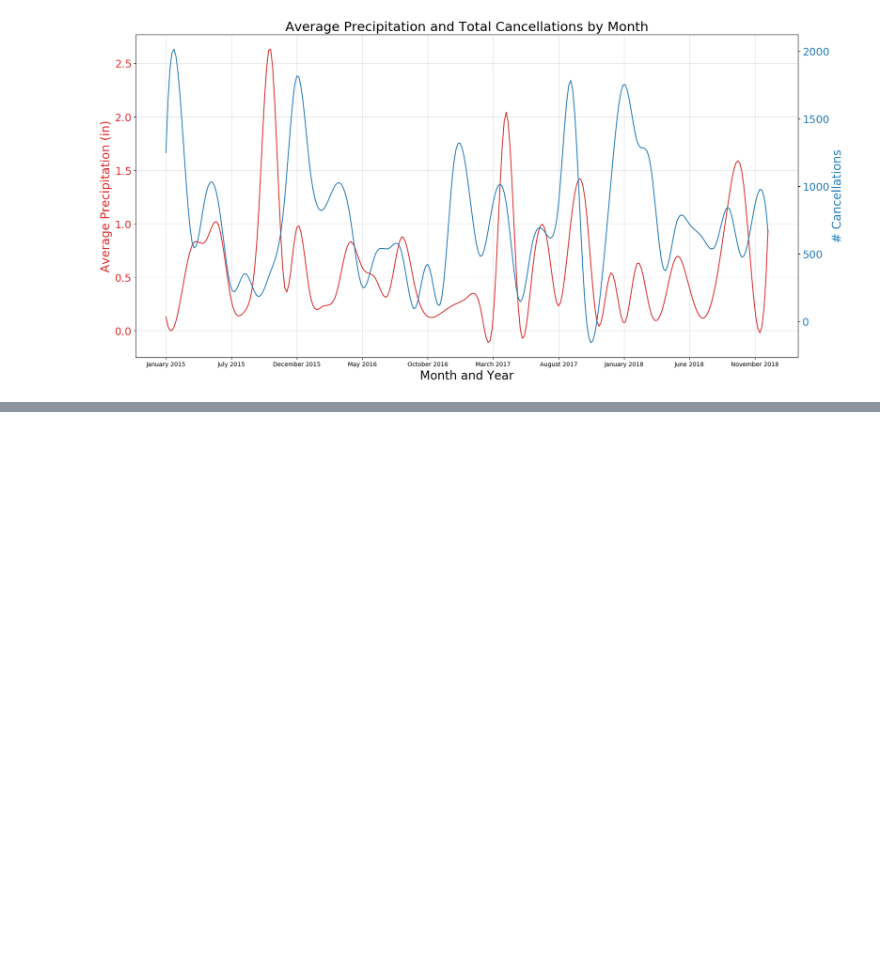
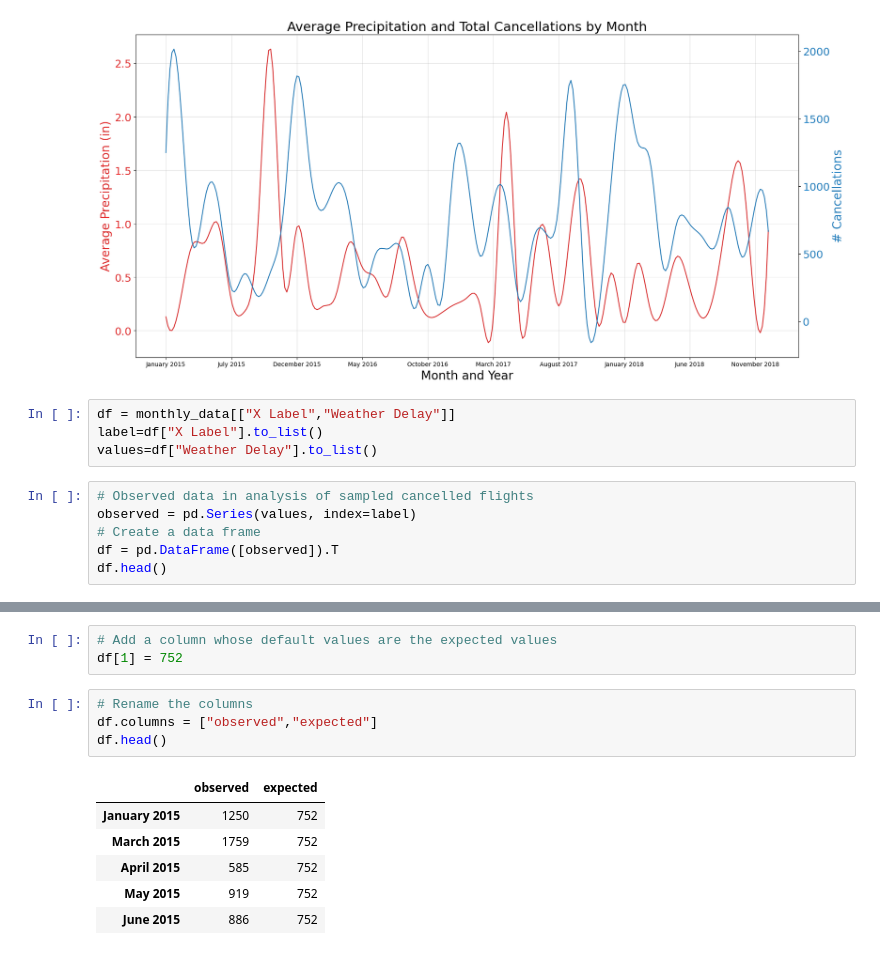
Before and after one commit to domingo-aj/Group-Project-1, a Jupyter notebook: Alice Plots.ipynb, the cells around one changed output, grey strips where cells are left out. Drawn from its saved outputs; the diff is of its cells as text; blank space fills up the shorter version.

Commit message:
Added chi-square analysis

```diff
--- a/Alice Plots.ipynb
+++ b/Alice Plots.ipynb
@@ -202,3 +204,13 @@ plt.savefig('Plot Images/monthly_precip_vs_cancels.png')
 plt.show()
 # %% [output]
 [figure]
+# %%
+df = monthly_data[["X Label","Weather Delay"]]
+label=df["X Label"].to_list()
+values=df["Weather Delay"].to_list()
+# %%
+# Observed data in analysis of sampled cancelled flights
+observed = pd.Series(values, index=label)
+# Create a data frame
+df = pd.DataFrame([observed]).T
+df.head()
@@ -204,0 +224,14 @@ plt.show()
+# %%
+# Add a column whose default values are the expected values
+df[1] = 752
+# %%
+# Rename the columns
+df.columns = ["observed","expected"]
+df.head()
+# %% [output]
+|  | observed | expected |
+| January 2015 | 1250 | 752 |
+| March 2015 | 1759 | 752 |
+| April 2015 | 585 | 752 |
+| May 2015 | 919 | 752 |
+| June 2015 | 886 | 752 |
```
Also changed, not shown: parts of 5 cells of this notebook, 3 other files.
